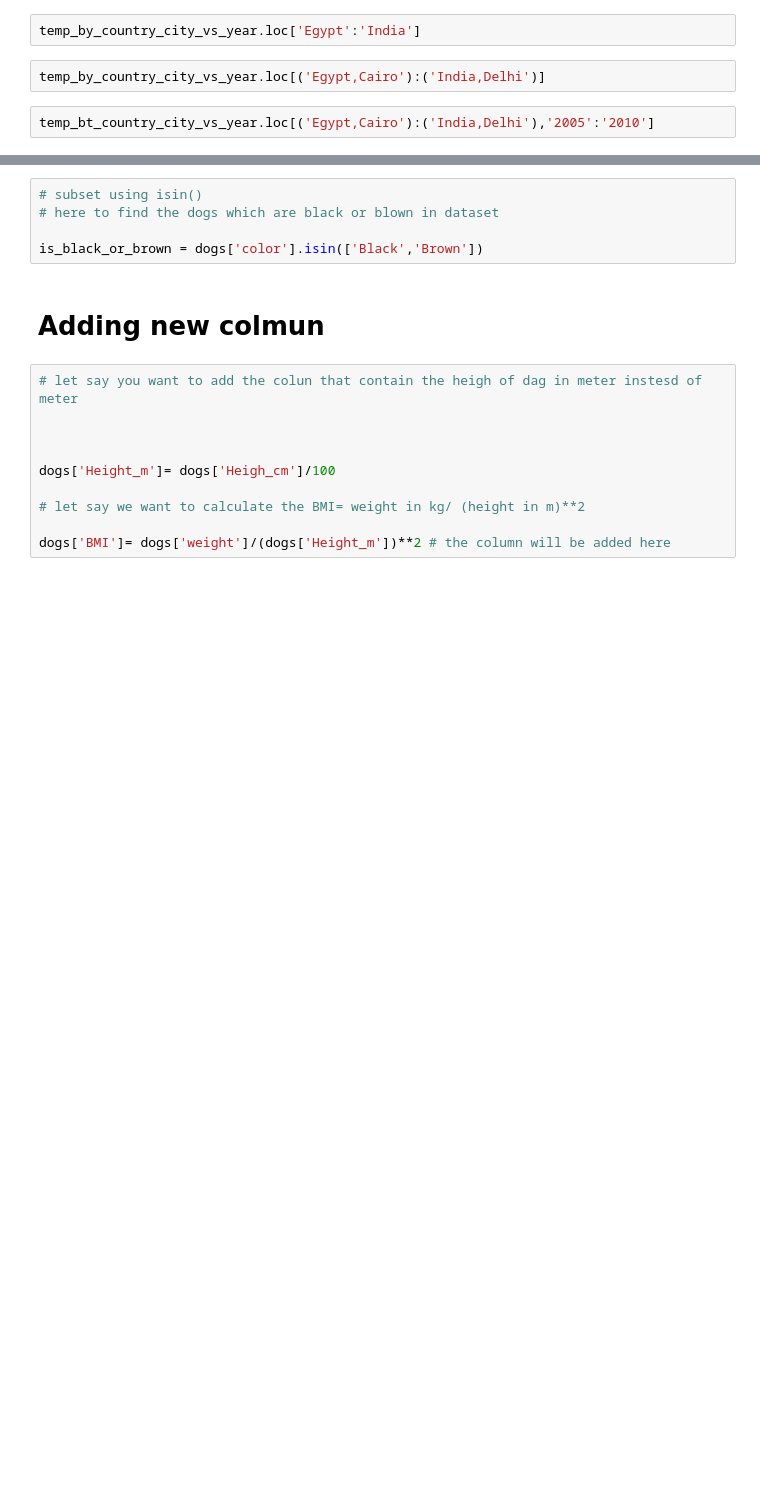
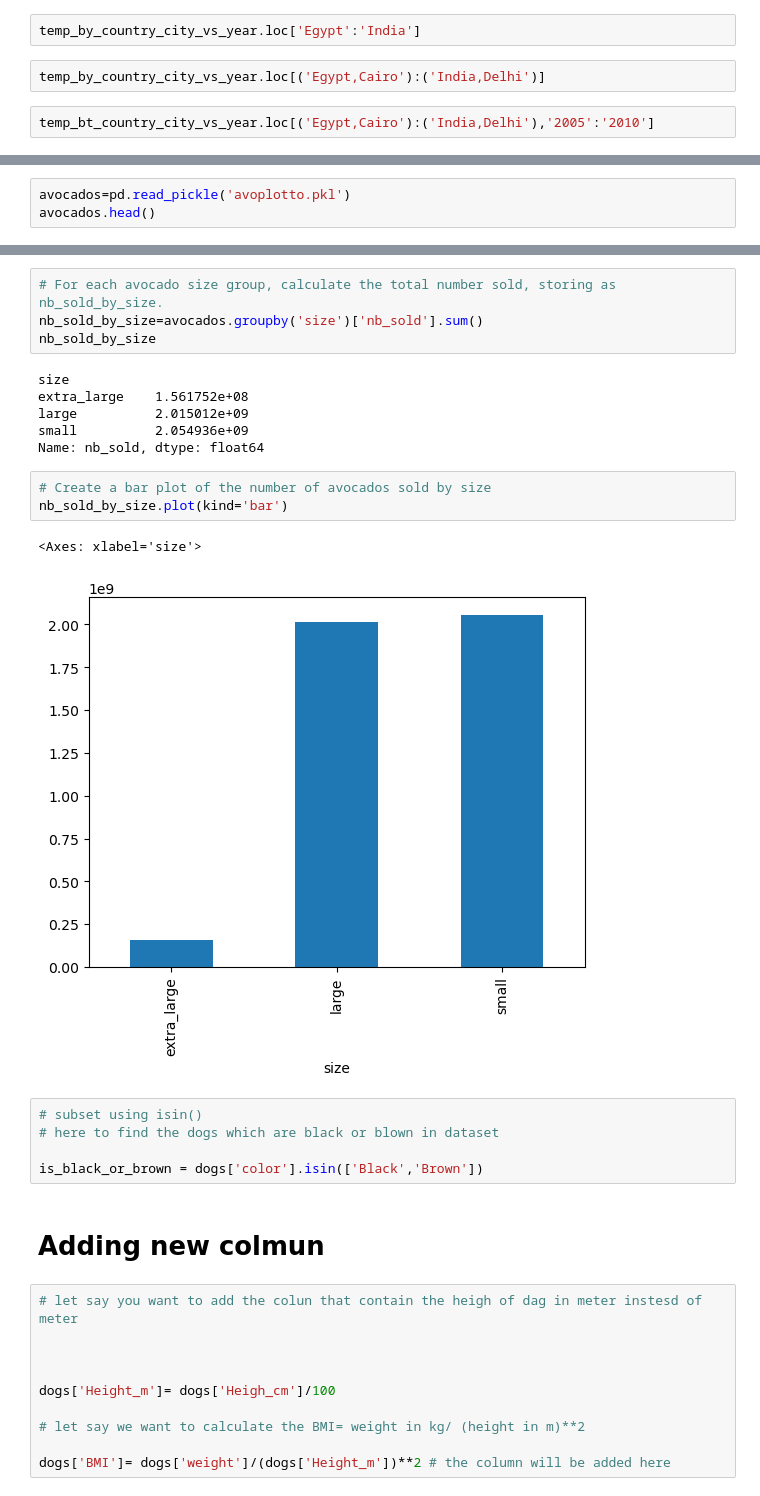
Before and after one commit to albertNSBM/Pandas_revision, a Jupyter notebook: Pandas_revision.ipynb, the cells around one changed output, grey strips where cells are left out. Drawn from its saved outputs; the diff is of its cells as text; blank space fills up the shorter version.

Commit message:
introduction to visualization

```diff
--- a/Pandas_revision.ipynb
+++ b/Pandas_revision.ipynb
@@ -1008,0 +1011,3 @@ temp_bt_country_city_vs_year.loc[('Egypt,Cairo'):('India,Delhi'),'2005':'2010']
+# %%
+avocados=pd.read_pickle('avoplotto.pkl')
+avocados.head()
@@ -1009,3 +1037,19 @@ temp_bt_country_city_vs_year.loc[('Egypt,Cairo'):('India,Delhi'),'2005':'2010']
+# %%
+# For each avocado size group, calculate the total number sold, storing as nb_sold_by_size.
+nb_sold_by_size=avocados.groupby('size')['nb_sold'].sum()
+nb_sold_by_size
+# %% [output]
+size
+extra_large    1.561752e+08
+large          2.015012e+09
+small          2.054936e+09
+Name: nb_sold, dtype: float64
+# %%
+# Create a bar plot of the number of avocados sold by size
+nb_sold_by_size.plot(kind='bar')
+# %% [output]
+<Axes: xlabel='size'>
+[figure, added]
 # %%
 # subset using isin()
 # here to find the dogs which are black or blown in dataset
```
Also changed, not shown: parts of 6 cells of this notebook, 1 other file.
